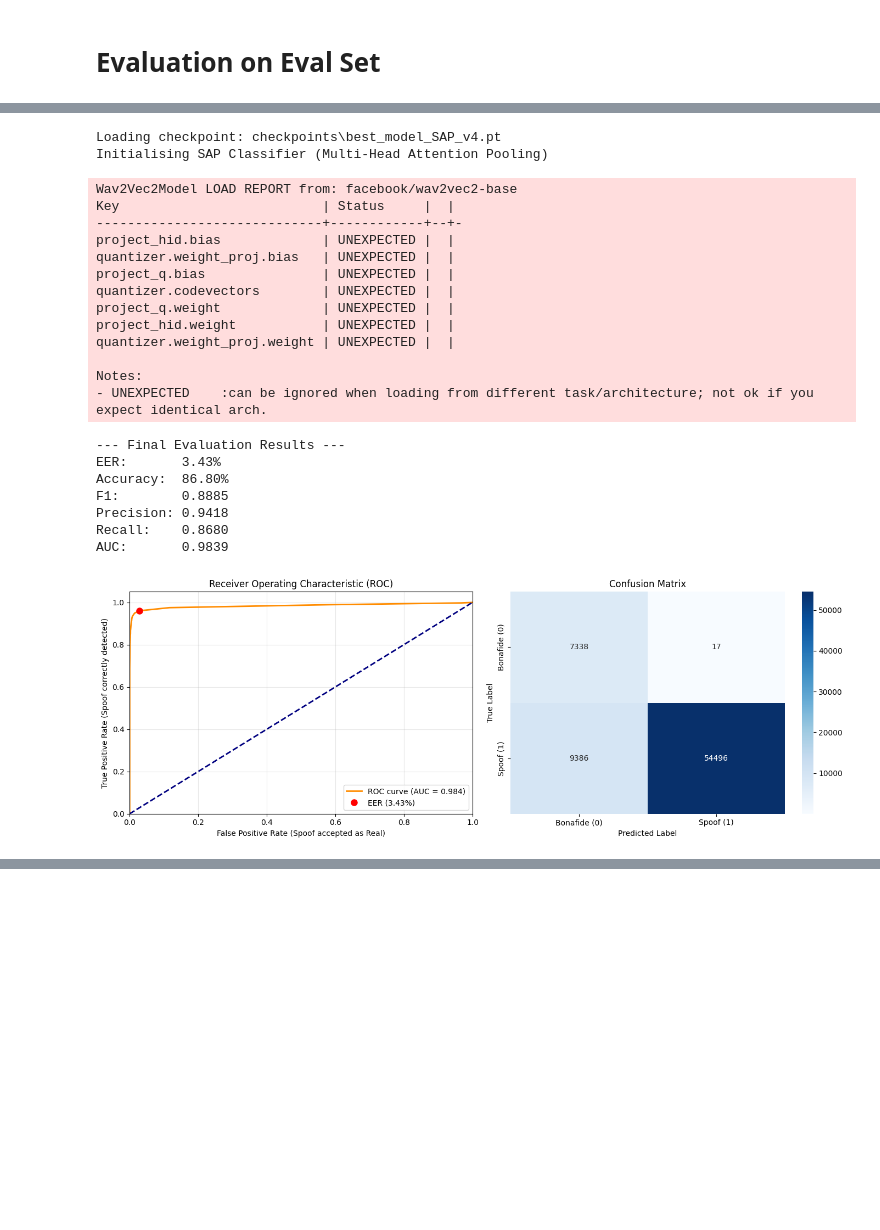
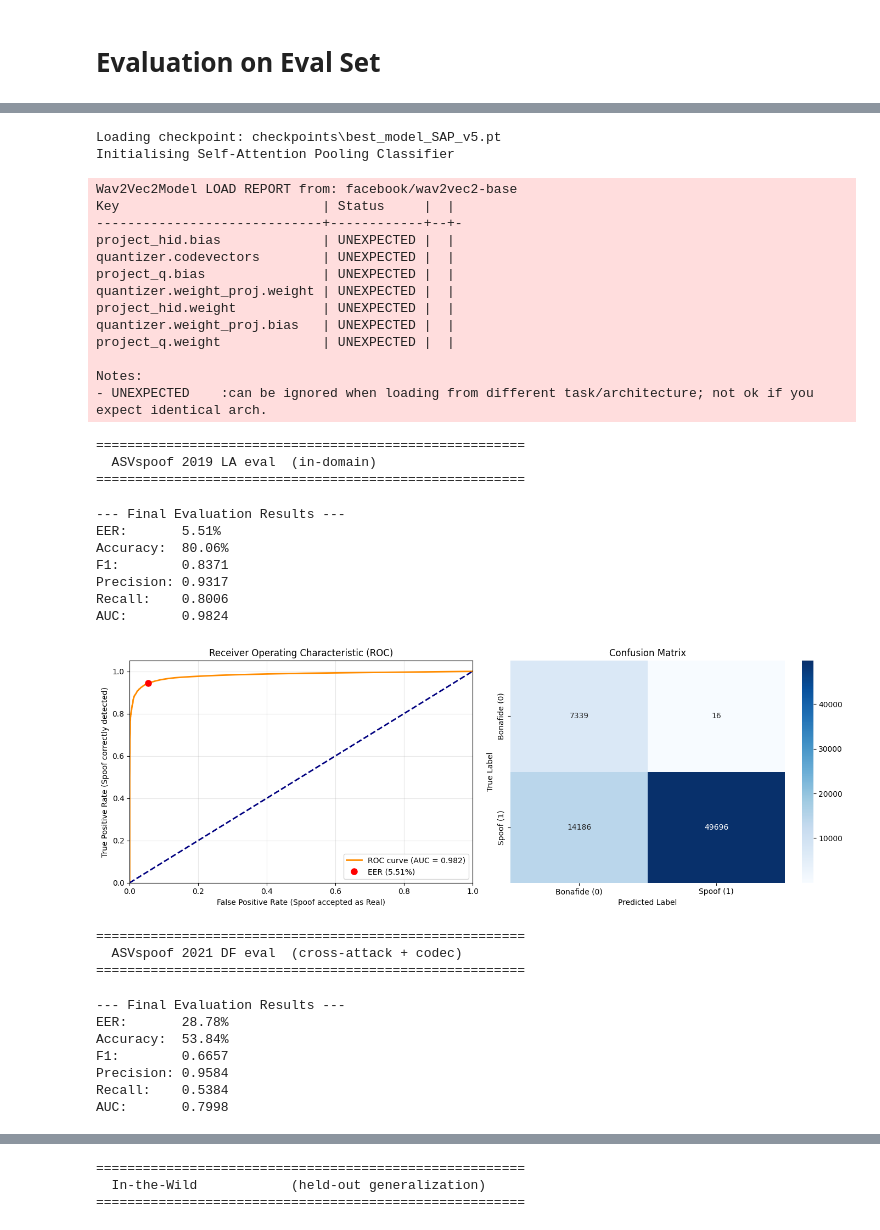
Before and after one commit to MeNMaHomies/filterpass, a Jupyter notebook: duy_scripts/train.ipynb, the cells around one changed output, grey strips where cells are left out. Cells and saved outputs as stored; diff of their text form; code cells hidden in the pictures; blank space fills up the shorter version.

Commit message:
v5 model

```diff
--- a/duy_scripts/train.ipynb
+++ b/duy_scripts/train.ipynb
@@ -212,9 +191,9 @@ model = CONFIG["model"]().to(device)
 
 # Optimiser with differential learning rates
 optimizer = torch.optim.AdamW([
-    {"params": model.encoder.parameters(),           "lr": CONFIG["lr_encoder"]},
-    {"params": model.attention_pooling.parameters(), "lr": CONFIG["lr_classifier"]},
-    {"params": model.classifier.parameters(),        "lr": CONFIG["lr_classifier"]},
+    {"params": model.encoder.parameters(), "lr": CONFIG["lr_encoder"]},
+    {"params": model.pooling.parameters(), "lr": CONFIG["lr_classifier"]},
+    {"params": model.classifier.parameters(), "lr": CONFIG["lr_classifier"]},
 ], weight_decay=CONFIG["weight_decay"])
 
 # Scheduler
@@ -346,9 +325,9 @@ Epoch 12 | Avg Loss: 0.2080 | Train Acc: 99.57% | Val Acc: 97.60% | Dev EER: 0.6
 # %% [markdown]
 # Evaluation on Eval Set
 # %%
-eval_dataset = ASVspoof2019LADataset(
-    base_dir="../LA",
-    split="eval",
-)
-eval_loader  = DataLoader(eval_dataset,  batch_size=CONFIG["batch_size"], shuffle=False, num_workers=CONFIG["num_workers"])
+# Build all three eval loaders (clean, no augmentation)
+# asvspoof19_eval  — in-domain
+# asvspoof21_df    — cross-attack + codec
+# in_the_wild      — held-out generalization
+eval_loaders = build_eval_loaders(CONFIG)
 # %% [output]
@@ -356,33 +340,55 @@ Reading folder: ../LA\ASVspoof2019_LA_eval/flac
 # %%
 checkpoint_path = os.path.join(CONFIG["checkpoint_dir"], CONFIG["checkpoint_name"])
-
 print(f"Loading checkpoint: {checkpoint_path}")
 model = CONFIG["model"]().to(device)
 model.load_state_dict(torch.load(checkpoint_path, map_location=device))
 
-labels, scores, preds, _ = run_inference(model, eval_loader, device)
-plot_results(labels, scores, preds)
+eval_names = {
+    "asvspoof19_eval": "ASVspoof 2019 LA eval  (in-domain)",
+    "asvspoof21_df":   "ASVspoof 2021 DF eval  (cross-attack + codec)",
+    "in_the_wild":     "In-the-Wild            (held-out generalization)",
+}
+
+for key, loader in eval_loaders.items():
+    print(f"\n{'='*55}")
+    print(f"  {eval_names[key]}")
+    print(f"{'='*55}")
+    labels, scores, preds, _ = run_inference(model, loader, device)
+    plot_results(labels, scores, preds)
 # %% [output]
-Loading checkpoint: checkpoints\best_model_SAP_v4.pt
-Initialising SAP Classifier (Multi-Head Attention Pooling)
+Loading checkpoint: checkpoints\best_model_SAP_v5.pt
+Initialising Self-Attention Pooling Classifier
 Wav2Vec2Model LOAD REPORT from: facebook/wav2vec2-base
 Key                          | Status     |  |
 -----------------------------+------------+--+-
 project_hid.bias             | UNEXPECTED |  |
+quantizer.codevectors        | UNEXPECTED |  |
+project_q.bias               | UNEXPECTED |  |
+quantizer.weight_proj.weight | UNEXPECTED |  |
+project_hid.weight           | UNEXPECTED |  |
 quantizer.weight_proj.bias   | UNEXPECTED |  |
-project_q.bias               | UNEXPECTED |  |
-quantizer.codevectors        | UNEXPECTED |  |
 project_q.weight             | UNEXPECTED |  |
-project_hid.weight           | UNEXPECTED |  |
-quantizer.weight_proj.weight | UNEXPECTED |  |
 
 Notes:
 - UNEXPECTED    :can be ignored when loading from different task/architecture; not ok if you expect identical arch.
---- Final Evaluation Results ---
-EER:       3.43%
-Accuracy:  86.80%
-F1:        0.8885
-Precision: 0.9418
-Recall:    0.8680
-AUC:       0.9839
+=======================================================
+  ASVspoof 2019 LA eval  (in-domain)
+=======================================================
+--- Final Evaluation Results ---
+EER:       5.51%
+Accuracy:  80.06%
+F1:        0.8371
+Precision: 0.9317
+Recall:    0.8006
+AUC:       0.9824
-[figure, old version]
+[figure, new version]
+=======================================================
+  ASVspoof 2021 DF eval  (cross-attack + codec)
+=======================================================
+--- Final Evaluation Results ---
+EER:       28.78%
+Accuracy:  53.84%
+F1:        0.6657
+Precision: 0.9584
+Recall:    0.5384
+AUC:       0.7998
@@ -388,0 +396,3 @@ AUC:       0.9839
+=======================================================
+  In-the-Wild            (held-out generalization)
+=======================================================
```
Also changed, not shown: parts of 10 cells of this notebook, 6 other files.
